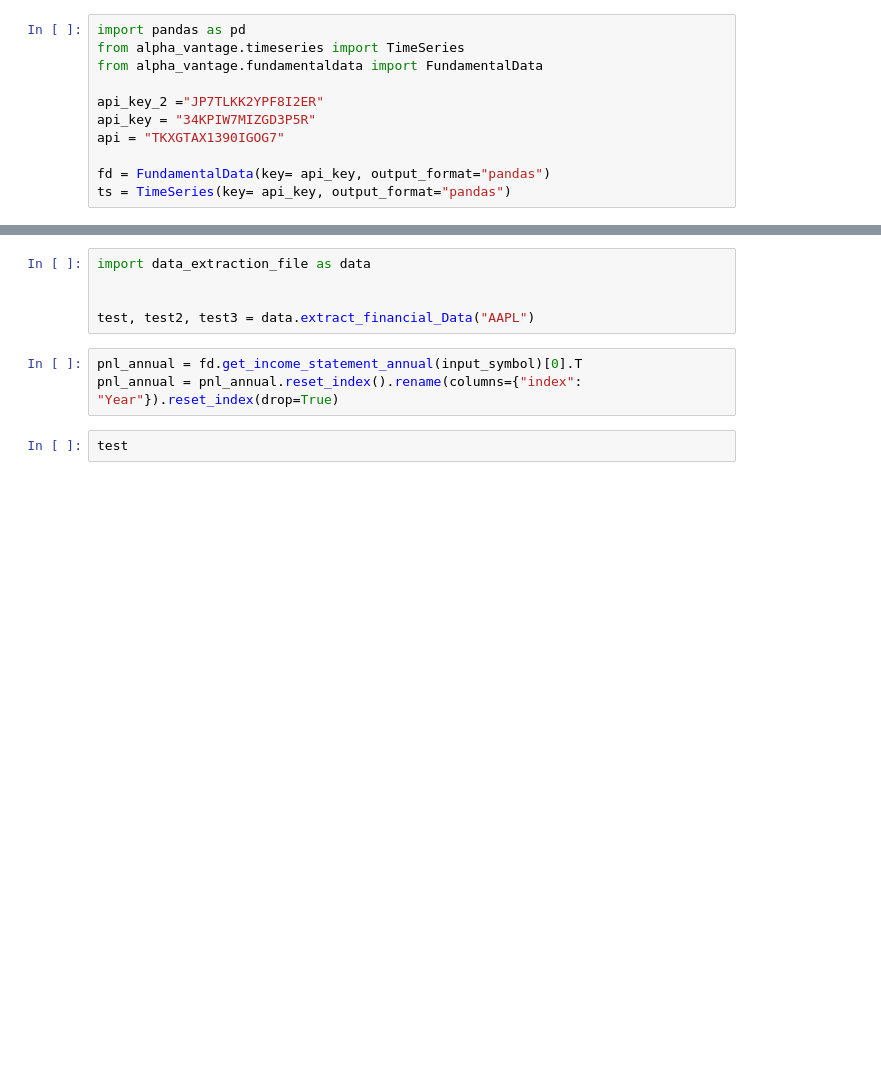
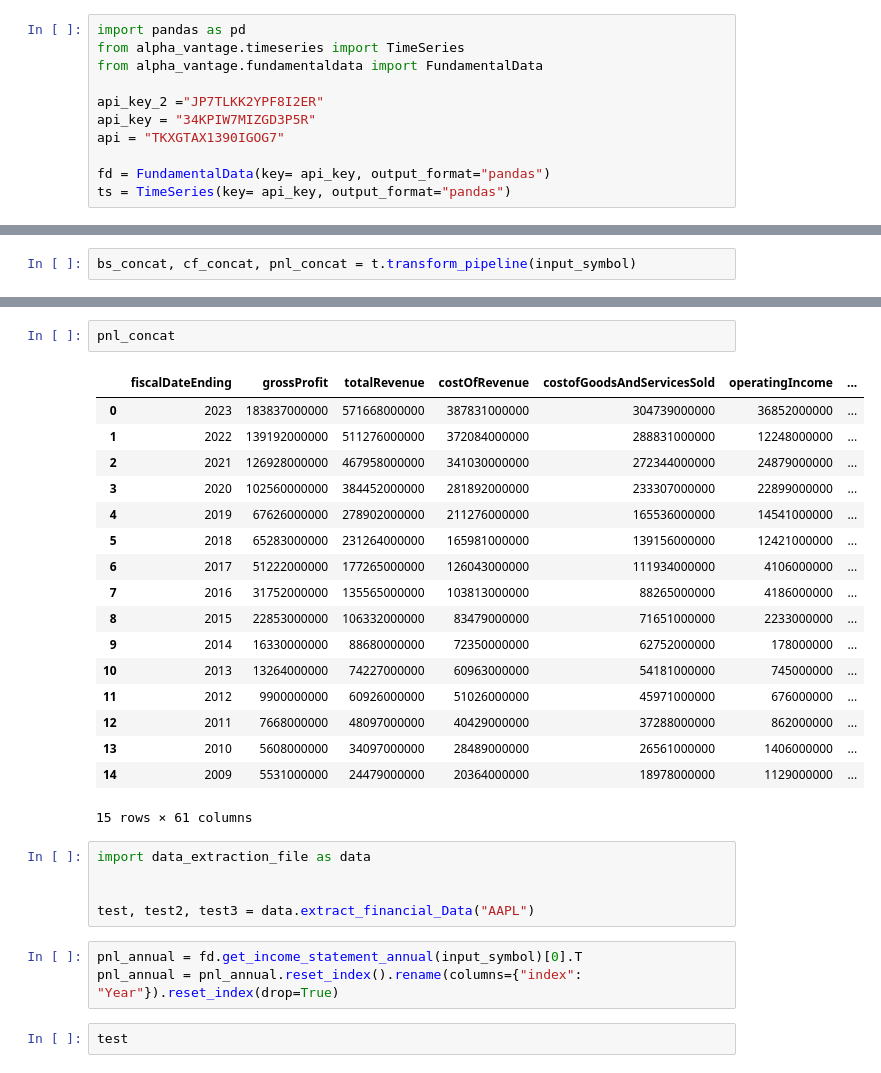
Before and after one commit to BigKawa/final_project, a Jupyter notebook: testing.ipynb, the cells around one changed output, grey strips where cells are left out. Cells and saved outputs as stored; diff of their text form; blank space fills up the shorter version.

```diff
--- a/testing.ipynb
+++ b/testing.ipynb
@@ -13,0 +19,2 @@ input_symbol = "AMZN"
+# %%
+bs_concat, cf_concat, pnl_concat = t.transform_pipeline(input_symbol)
@@ -14,3 +61,23 @@ input_symbol = "AMZN"
+# %%
+pnl_concat
+# %% [output]
+|  | fiscalDateEnding | grossProfit | totalRevenue | costOfRevenue | costofGoodsAndServicesSold | operatingIncome | ... |
+| 0 | 2023 | 183837000000 | 571668000000 | 387831000000 | 304739000000 | 36852000000 | ... |
+| 1 | 2022 | 139192000000 | 511276000000 | 372084000000 | 288831000000 | 12248000000 | ... |
+| 2 | 2021 | 126928000000 | 467958000000 | 341030000000 | 272344000000 | 24879000000 | ... |
+| 3 | 2020 | 102560000000 | 384452000000 | 281892000000 | 233307000000 | 22899000000 | ... |
+| 4 | 2019 | 67626000000 | 278902000000 | 211276000000 | 165536000000 | 14541000000 | ... |
+| 5 | 2018 | 65283000000 | 231264000000 | 165981000000 | 139156000000 | 12421000000 | ... |
+| 6 | 2017 | 51222000000 | 177265000000 | 126043000000 | 111934000000 | 4106000000 | ... |
+| 7 | 2016 | 31752000000 | 135565000000 | 103813000000 | 88265000000 | 4186000000 | ... |
+| 8 | 2015 | 22853000000 | 106332000000 | 83479000000 | 71651000000 | 2233000000 | ... |
+| 9 | 2014 | 16330000000 | 88680000000 | 72350000000 | 62752000000 | 178000000 | ... |
+| 10 | 2013 | 13264000000 | 74227000000 | 60963000000 | 54181000000 | 745000000 | ... |
+| 11 | 2012 | 9900000000 | 60926000000 | 51026000000 | 45971000000 | 676000000 | ... |
+| 12 | 2011 | 7668000000 | 48097000000 | 40429000000 | 37288000000 | 862000000 | ... |
+| 13 | 2010 | 5608000000 | 34097000000 | 28489000000 | 26561000000 | 1406000000 | ... |
+| 14 | 2009 | 5531000000 | 24479000000 | 20364000000 | 18978000000 | 1129000000 | ... |
+15 rows × 61 columns
 # %%
 import data_extraction_file as data
 
```
Also changed, not shown: parts of 4 cells of this notebook, 2 other files.
